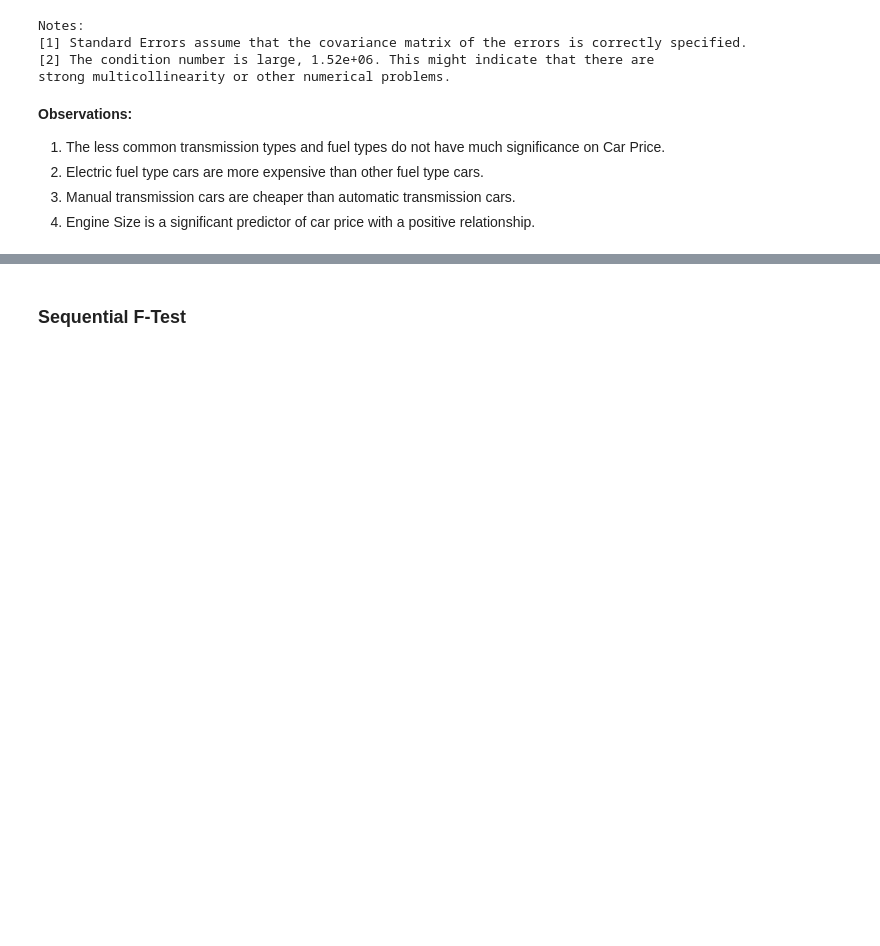
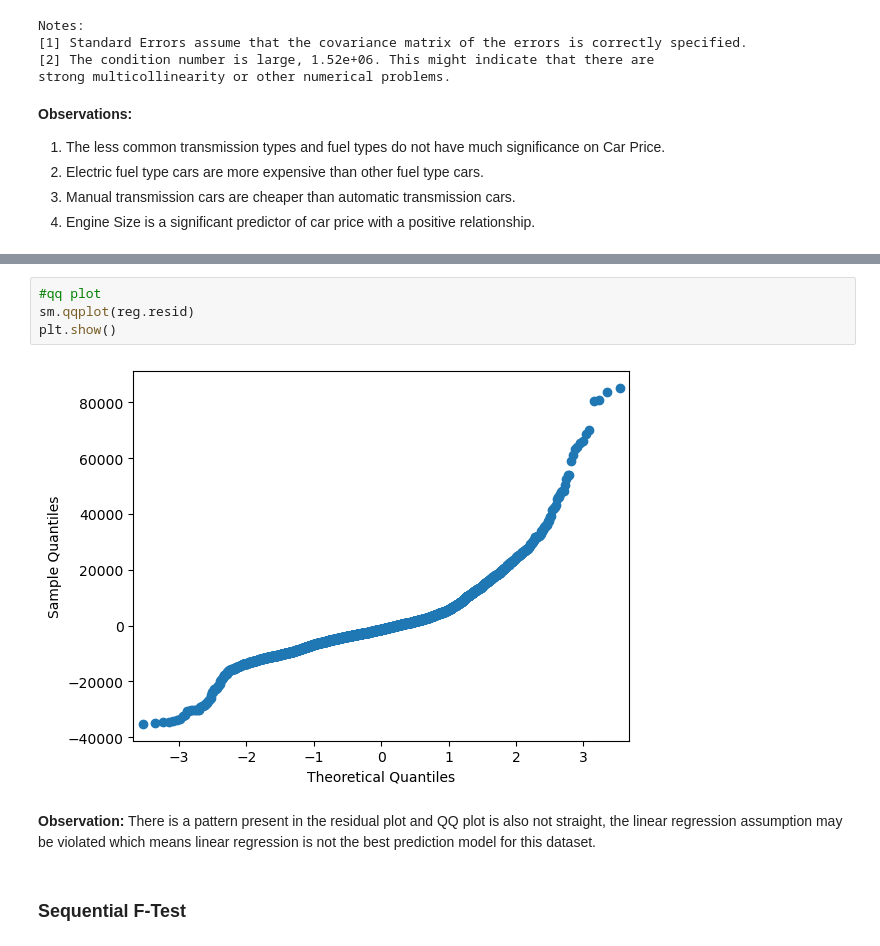
Before and after one commit to Shagun-25/Used-Car-Price-Prediction, a Jupyter notebook: Linear Regression.ipynb, the cells around one changed output, grey strips where cells are left out. Saved outputs shown, nothing was run; the diff lists cells and outputs as text; blank space fills up the shorter version.

Commit message:
Linear Regression Notebook

```diff
--- a/Linear Regression.ipynb
+++ b/Linear Regression.ipynb
@@ -154,3 +167,12 @@ strong multicollinearity or other numerical problems.
+# %%
+#qq plot
+sm.qqplot(reg.resid)
+plt.show()
+# %% [output]
+[figure, added]
+# %% [markdown]
+**Observation:**
+There is a pattern present in the residual plot and QQ plot is also not straight, the linear regression assumption may be violated which means linear regression is not the best prediction model for this dataset.
 # %% [markdown]
 ### Sequential F-Test
 # %%
```
Also changed, not shown: parts of 4 cells of this notebook.
